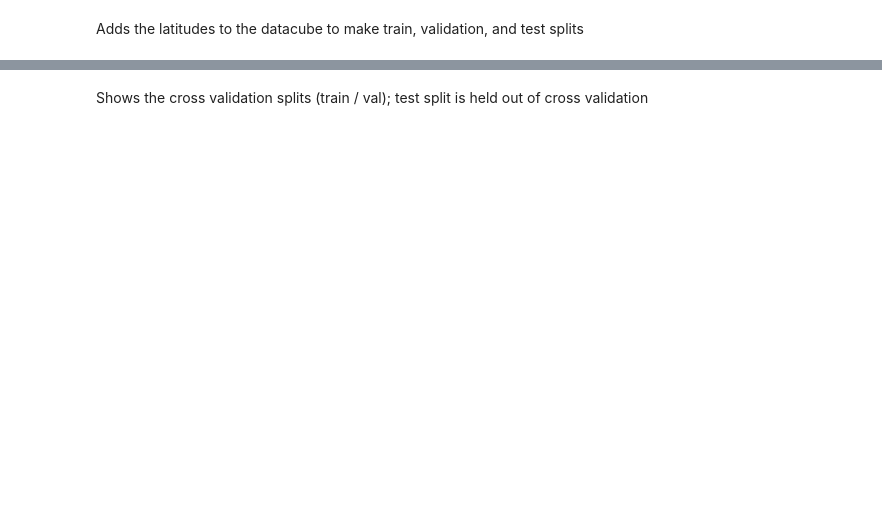
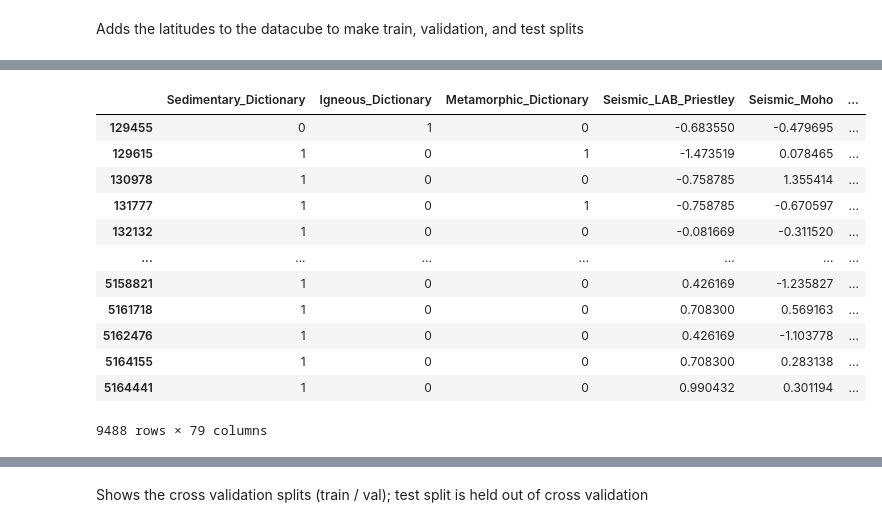
Before and after one commit to DARPA-CRITICALMAAS/sri-ta3-baselines, a Jupyter notebook: MVT_Deposit_GBM_preferred.ipynb, the cells around one changed output, grey strips where cells are left out. Cells and saved outputs as stored; diff of their text form; code cells hidden in the pictures; blank space fills up the shorter version.

```diff
--- a/MVT_Deposit_GBM_preferred.ipynb
+++ b/MVT_Deposit_GBM_preferred.ipynb
@@ -216,0 +222,16 @@ te_df, tr_df, splits = utils.get_spatial_cross_val_idx(df_result)
+# %%
+df_result2
+# %% [output]
+|  | Sedimentary_Dictionary | Igneous_Dictionary | Metamorphic_Dictionary | Seismic_LAB_Priestley | Seismic_Moho | ... |
+| 129455 | 0 | 1 | 0 | -0.683550 | -0.479695 | ... |
+| 129615 | 1 | 0 | 1 | -1.473519 | 0.078465 | ... |
+| 130978 | 1 | 0 | 0 | -0.758785 | 1.355414 | ... |
+| 131777 | 1 | 0 | 1 | -0.758785 | -0.670597 | ... |
+| 132132 | 1 | 0 | 0 | -0.081669 | -0.311520 | ... |
+| ... | ... | ... | ... | ... | ... | ... |
+| 5158821 | 1 | 0 | 0 | 0.426169 | -1.235827 | ... |
+| 5161718 | 1 | 0 | 0 | 0.708300 | 0.569163 | ... |
+| 5162476 | 1 | 0 | 0 | 0.426169 | -1.103778 | ... |
+| 5164155 | 1 | 0 | 0 | 0.708300 | 0.283138 | ... |
+| 5164441 | 1 | 0 | 0 | 0.990432 | 0.301194 | ... |
+9488 rows × 79 columns
```
Also changed, not shown: parts of 32 cells of this notebook.
